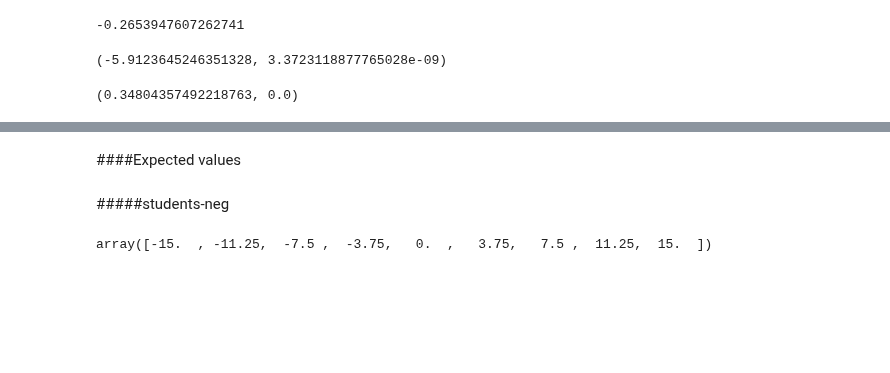
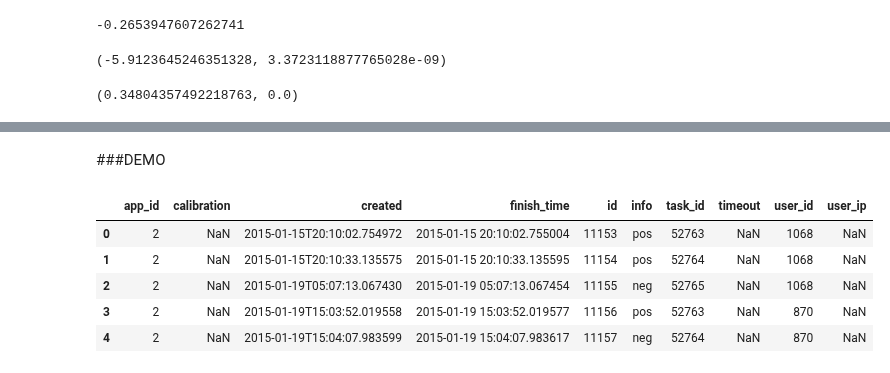
Before and after one commit to mavillard/liwc, a Jupyter notebook: comparison.ipynb, the cells around one changed output, grey strips where cells are left out. Saved outputs shown, nothing was run; the diff lists cells and outputs as text; code cells hidden in the pictures; blank space fills up the shorter version.

```diff
--- a/comparison.ipynb
+++ b/comparison.ipynb
@@ -375,8 +279,12 @@ dtype: int64
-# %% [markdown]
-####Expected values
-# %% [markdown]
-#####students-neg
-# %%
-np.linspace(-15, 15, 9)
-# %% [output]
-array([-15.  , -11.25,  -7.5 ,  -3.75,   0.  ,   3.75,   7.5 ,  11.25,  15.  ])
+# %% [markdown]
+###DEMO
+# %%
+df_runs = pd.read_json('tasks_runs_export.json')
+df_runs.head()
+# %% [output]
+|  | app_id | calibration | created | finish_time | id | info | task_id | timeout | user_id | user_ip |
+| 0 | 2 | NaN | 2015-01-15T20:10:02.754972 | 2015-01-15 20:10:02.755004 | 11153 | pos | 52763 | NaN | 1068 | NaN |
+| 1 | 2 | NaN | 2015-01-15T20:10:33.135575 | 2015-01-15 20:10:33.135595 | 11154 | pos | 52764 | NaN | 1068 | NaN |
+| 2 | 2 | NaN | 2015-01-19T05:07:13.067430 | 2015-01-19 05:07:13.067454 | 11155 | neg | 52765 | NaN | 1068 | NaN |
+| 3 | 2 | NaN | 2015-01-19T15:03:52.019558 | 2015-01-19 15:03:52.019577 | 11156 | pos | 52763 | NaN | 870 | NaN |
+| 4 | 2 | NaN | 2015-01-19T15:04:07.983599 | 2015-01-19 15:04:07.983617 | 11157 | neg | 52764 | NaN | 870 | NaN |
```
Also changed, not shown: parts of 23 cells of this notebook.
